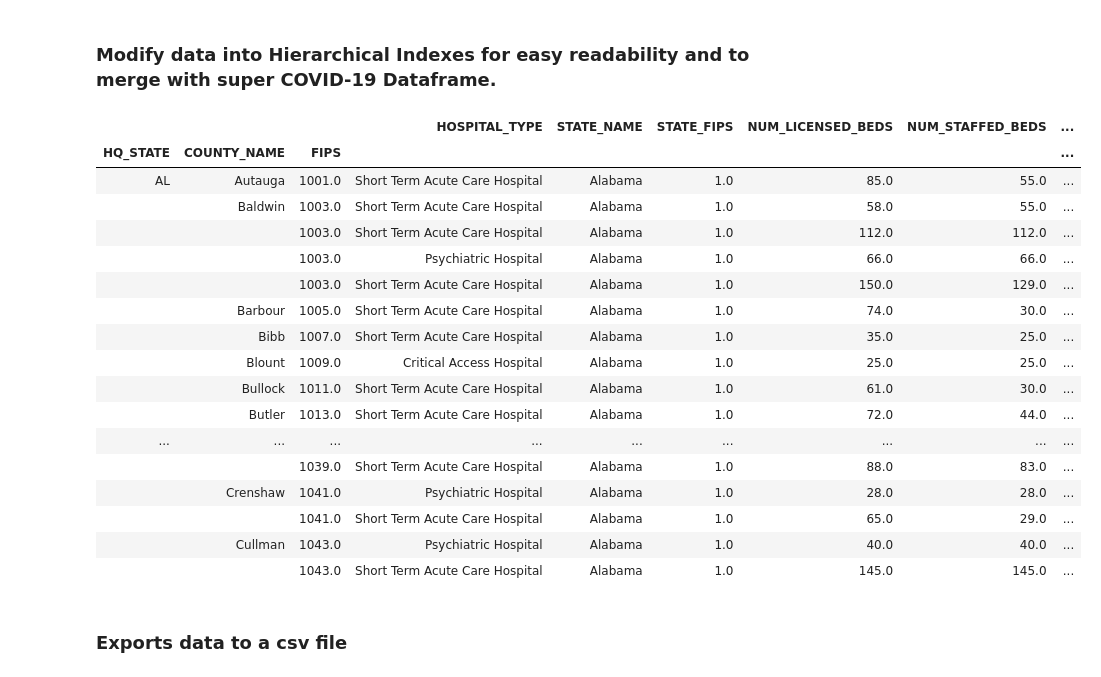
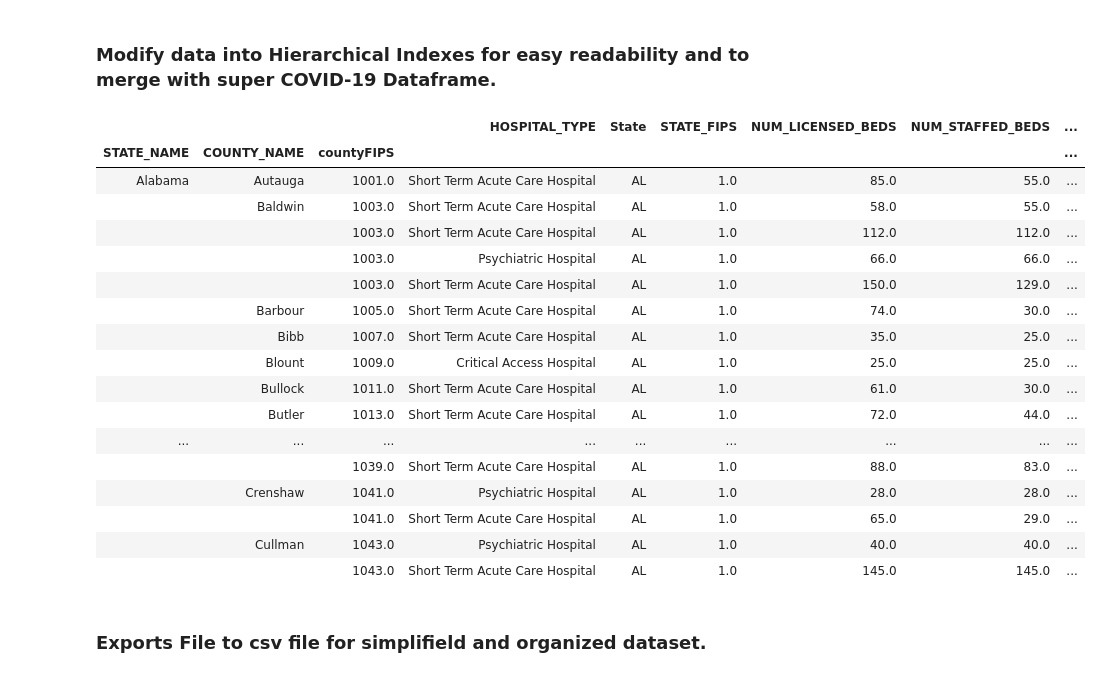
Before and after one commit to HarinB4/Covid-19DataProject, a Jupyter notebook: src/Badesha/Hospital_Beds_Display.ipynb, the cells around one changed output. Saved outputs shown, nothing was run; the diff lists cells and outputs as text; code cells hidden in the pictures.

Commit message:
finished hosbed display merge

```diff
--- a/src/Badesha/Hospital_Beds_Display.ipynb
+++ b/src/Badesha/Hospital_Beds_Display.ipynb
@@ -10,6 +11,11 @@ read = pd.read_csv("../../data/Hospital_Beds.csv")
 ### Remove unnecessary variables, General display of Dataset
 # %%
 #Displays Enrichment Data while removing unnecssary variables.
-hb = read.drop(["X","Y","HQ_ADDRESS","HQ_ADDRESS1","HQ_ZIP_CODE","HQ_CITY"], axis=1)
-hb
+myhb = read.drop(["X","Y","HQ_ADDRESS","HQ_ADDRESS1","HQ_ZIP_CODE","HQ_CITY","CNTY_FIPS"], axis=1)
+
+#renames columns so it will be easier to merge with supercovid-19 dataframe
+myhb = myhb.rename(columns = {'HQ_STATE':'State','FIPS':'countyFIPS'})
+
+#displays dataset to see progress
+myhb
 # %% [output]
@@ -30,32 +36,32 @@ hb
 ### Modify data into Hierarchical Indexes for easy readability and to merge with super COVID-19 Dataframe.
 # %%
 #sets the Hierarchical index of states, counties, and countyFIPS
-Hos_Bed = hb.set_index(['HQ_STATE','COUNTY_NAME','FIPS'])
+New_Hosbed = myhb.set_index(['STATE_NAME','COUNTY_NAME','countyFIPS'])
 
 #removes more unnecessary variables that won't be used now. *Previous dataset is kept for hospital name purpose*
-Hos_Bed = Hos_Bed.drop(["HOSPITAL_NAME","CNTY_FIPS","OBJECTID"], axis=1)
+New_Hosbed = New_Hosbed.drop(["HOSPITAL_NAME","OBJECTID"], axis=1)
 
 #sorts dataframe by FIPS and outputs
-Hos_Bed = Hos_Bed.sort_values(by=['FIPS'])
-Hos_Bed.head(30)
+New_Hosbed = New_Hosbed.sort_values(by=['countyFIPS'])
+New_Hosbed.head(30)
 # %% [output]
-|  |  |  | HOSPITAL_TYPE | STATE_NAME | STATE_FIPS | NUM_LICENSED_BEDS | NUM_STAFFED_BEDS | ... |
-| HQ_STATE | COUNTY_NAME | FIPS |  |  |  |  |  | ... |
-| AL | Autauga | 1001.0 | Short Term Acute Care Hospital | Alabama | 1.0 | 85.0 | 55.0 | ... |
-|  | Baldwin | 1003.0 | Short Term Acute Care Hospital | Alabama | 1.0 | 58.0 | 55.0 | ... |
-|  |  | 1003.0 | Short Term Acute Care Hospital | Alabama | 1.0 | 112.0 | 112.0 | ... |
-|  |  | 1003.0 | Psychiatric Hospital | Alabama | 1.0 | 66.0 | 66.0 | ... |
-|  |  | 1003.0 | Short Term Acute Care Hospital | Alabama | 1.0 | 150.0 | 129.0 | ... |
-|  | Barbour | 1005.0 | Short Term Acute Care Hospital | Alabama | 1.0 | 74.0 | 30.0 | ... |
-|  | Bibb | 1007.0 | Short Term Acute Care Hospital | Alabama | 1.0 | 35.0 | 25.0 | ... |
-|  | Blount | 1009.0 | Critical Access Hospital | Alabama | 1.0 | 25.0 | 25.0 | ... |
-|  | Bullock | 1011.0 | Short Term Acute Care Hospital | Alabama | 1.0 | 61.0 | 30.0 | ... |
-|  | Butler | 1013.0 | Short Term Acute Care Hospital | Alabama | 1.0 | 72.0 | 44.0 | ... |
+|  |  |  | HOSPITAL_TYPE | State | STATE_FIPS | NUM_LICENSED_BEDS | NUM_STAFFED_BEDS | ... |
+| STATE_NAME | COUNTY_NAME | countyFIPS |  |  |  |  |  | ... |
+| Alabama | Autauga | 1001.0 | Short Term Acute Care Hospital | AL | 1.0 | 85.0 | 55.0 | ... |
+|  | Baldwin | 1003.0 | Short Term Acute Care Hospital | AL | 1.0 | 58.0 | 55.0 | ... |
+|  |  | 1003.0 | Short Term Acute Care Hospital | AL | 1.0 | 112.0 | 112.0 | ... |
+|  |  | 1003.0 | Psychiatric Hospital | AL | 1.0 | 66.0 | 66.0 | ... |
+|  |  | 1003.0 | Short Term Acute Care Hospital | AL | 1.0 | 150.0 | 129.0 | ... |
+|  | Barbour | 1005.0 | Short Term Acute Care Hospital | AL | 1.0 | 74.0 | 30.0 | ... |
+|  | Bibb | 1007.0 | Short Term Acute Care Hospital | AL | 1.0 | 35.0 | 25.0 | ... |
+|  | Blount | 1009.0 | Critical Access Hospital | AL | 1.0 | 25.0 | 25.0 | ... |
+|  | Bullock | 1011.0 | Short Term Acute Care Hospital | AL | 1.0 | 61.0 | 30.0 | ... |
+|  | Butler | 1013.0 | Short Term Acute Care Hospital | AL | 1.0 | 72.0 | 44.0 | ... |
 | ... | ... | ... | ... | ... | ... | ... | ... | ... |
-|  |  | 1039.0 | Short Term Acute Care Hospital | Alabama | 1.0 | 88.0 | 83.0 | ... |
-|  | Crenshaw | 1041.0 | Psychiatric Hospital | Alabama | 1.0 | 28.0 | 28.0 | ... |
-|  |  | 1041.0 | Short Term Acute Care Hospital | Alabama | 1.0 | 65.0 | 29.0 | ... |
-|  | Cullman | 1043.0 | Psychiatric Hospital | Alabama | 1.0 | 40.0 | 40.0 | ... |
-|  |  | 1043.0 | Short Term Acute Care Hospital | Alabama | 1.0 | 145.0 | 145.0 | ... |
+|  |  | 1039.0 | Short Term Acute Care Hospital | AL | 1.0 | 88.0 | 83.0 | ... |
+|  | Crenshaw | 1041.0 | Psychiatric Hospital | AL | 1.0 | 28.0 | 28.0 | ... |
+|  |  | 1041.0 | Short Term Acute Care Hospital | AL | 1.0 | 65.0 | 29.0 | ... |
+|  | Cullman | 1043.0 | Psychiatric Hospital | AL | 1.0 | 40.0 | 40.0 | ... |
+|  |  | 1043.0 | Short Term Acute Care Hospital | AL | 1.0 | 145.0 | 145.0 | ... |
 # %% [markdown]
-### Exports data to a csv file
+### Exports File to csv file for simplifield and organized dataset.
```
Also changed, not shown: parts of 5 cells of this notebook, 4 other files.
